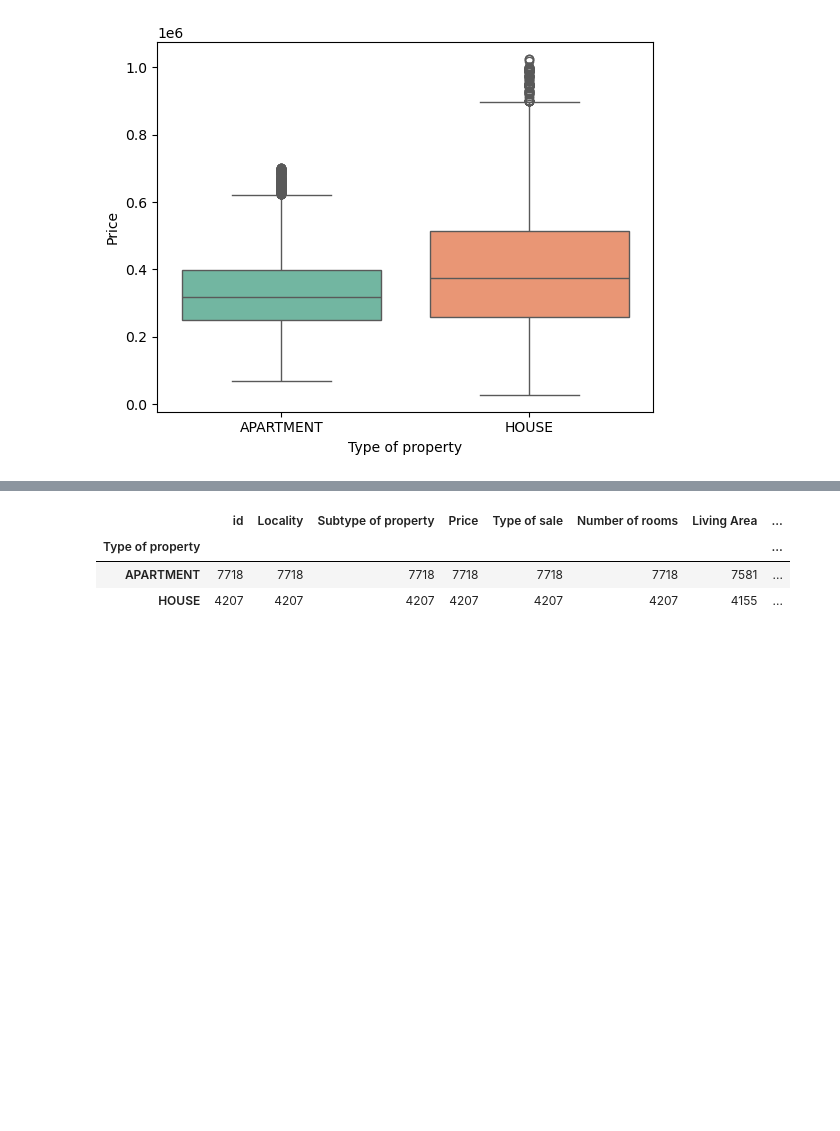
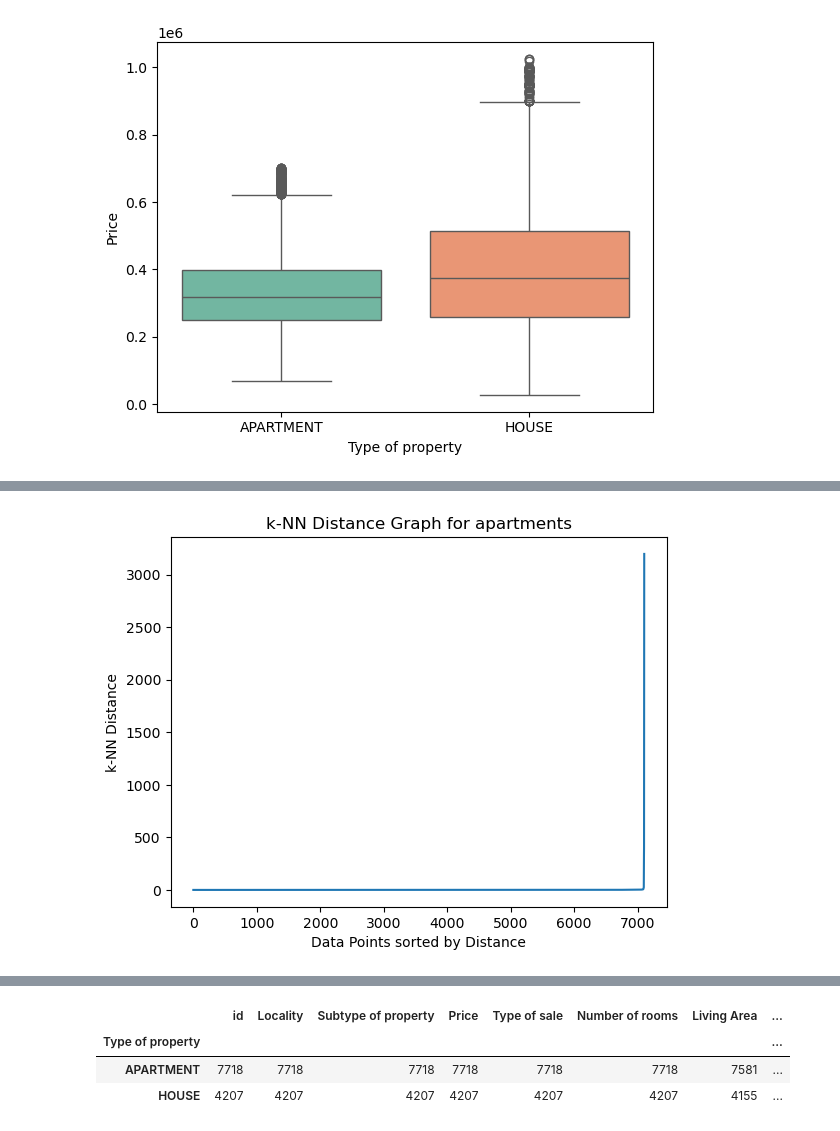
Before and after one commit to kvnpotter/ImmoData-EDA, a Jupyter notebook: DataCleaningKevin.ipynb, the cells around one changed output, grey strips where cells are left out. Saved outputs shown, nothing was run; the diff lists cells and outputs as text; code cells hidden in the pictures; blank space fills up the shorter version.

Commit message:
Started implementing DBSCAN for outlier detection

```diff
--- a/DataCleaningKevin.ipynb
+++ b/DataCleaningKevin.ipynb
@@ -783,0 +827,18 @@ Deal with other outliers using DBSCAN on Euclidian distance
+# %%
+# Step 2: Scale the data - important for DBSCAN when features in different scales
+
+#scaler = StandardScaler()
+#scaled_data = scaler.fit_transform(df_temp_imputed)
+
+#print("\nScaled Data for DBSCAN:")
+#print(scaled_data)
+
+# NOT use standard scaler, many outliers, use robust scaler based on median and IQR
+
+apartments_scaler = RobustScaler()
+apartments_scaled_data = apartments_scaler.fit_transform(df_apartments_temp_imputed)
+
+houses_scaler = RobustScaler()
+houses_scaled_data = houses_scaler.fit_transform(df_houses_temp_imputed)
+
+houses_scaled_data
@@ -783,0 +859,33 @@ Deal with other outliers using DBSCAN on Euclidian distance
+# %%
+# Step 3: Apply DBSCAN
+
+# 3.1 Selecting optimal values for parameter epsilon and min_samples
+
+# 3.1.1 Min_samples
+# min_samples = dimensionality of the data + 1
+
+min_samples = 7
+
+# 3.1.2 Epsilon - Using the k-Nearest Neighbors (k-NN) Distance Plot:
+
+#Plotting the k-distance graph can help estimate an appropriate value for eps. The "k-distance" is the distance from each point to its k-th nearest neighbor (often k = min_samples).
+#The value of eps can be chosen at the "elbow" point where the curve shows a significant change in slope.
+
+##### Fit NearestNeighbors
+neighbors_apartments = NearestNeighbors(n_neighbors=min_samples - 1)  # n_neighbors = min_samples - 1
+neighbors_apartments_fit = neighbors_apartments.fit(apartments_scaled_data)
+distances_apartments, indices_apartments = neighbors_apartments_fit.kneighbors(apartments_scaled_data)
+
+# Sort and plot distances
+distances_apartments = np.sort(distances_apartments[:, 1], axis=0)  # Take the k-th neighbor distances
+plt.plot(distances_apartments)
+plt.xlabel('Data Points sorted by Distance')
+plt.ylabel('k-NN Distance')
+plt.title('k-NN Distance Graph for apartments')
+plt.show()
+
+##### Interpreting the plot: The eps value should be set near the "elbow" of the plot where the distances increase sharply. This indicates the threshold where points transition from being clustered to noise.
+
+# The plot indicates the possible absence of outliers, because the distance jumps from 0 to max in short period
+# %% [output]
+[figure, added]
```
Also changed, not shown: parts of 12 cells of this notebook.
